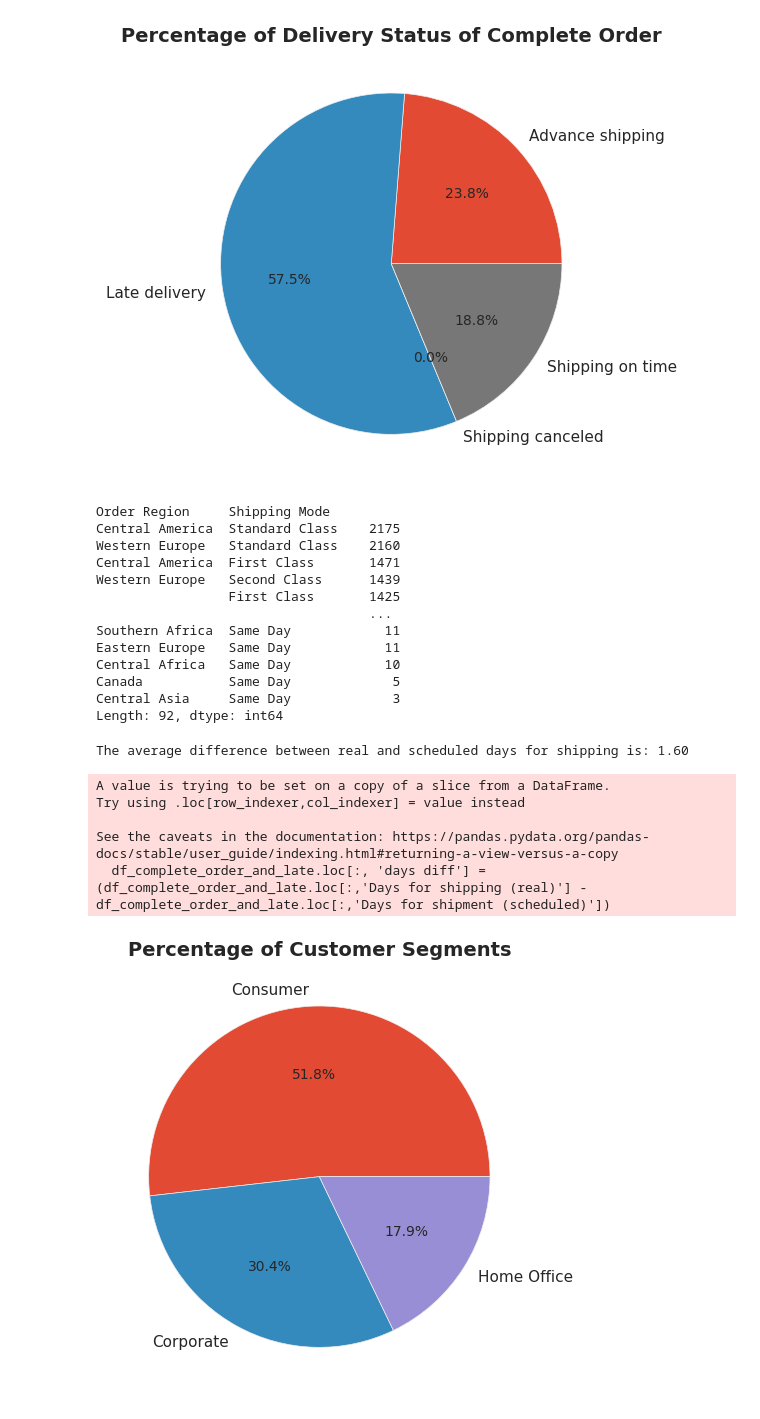
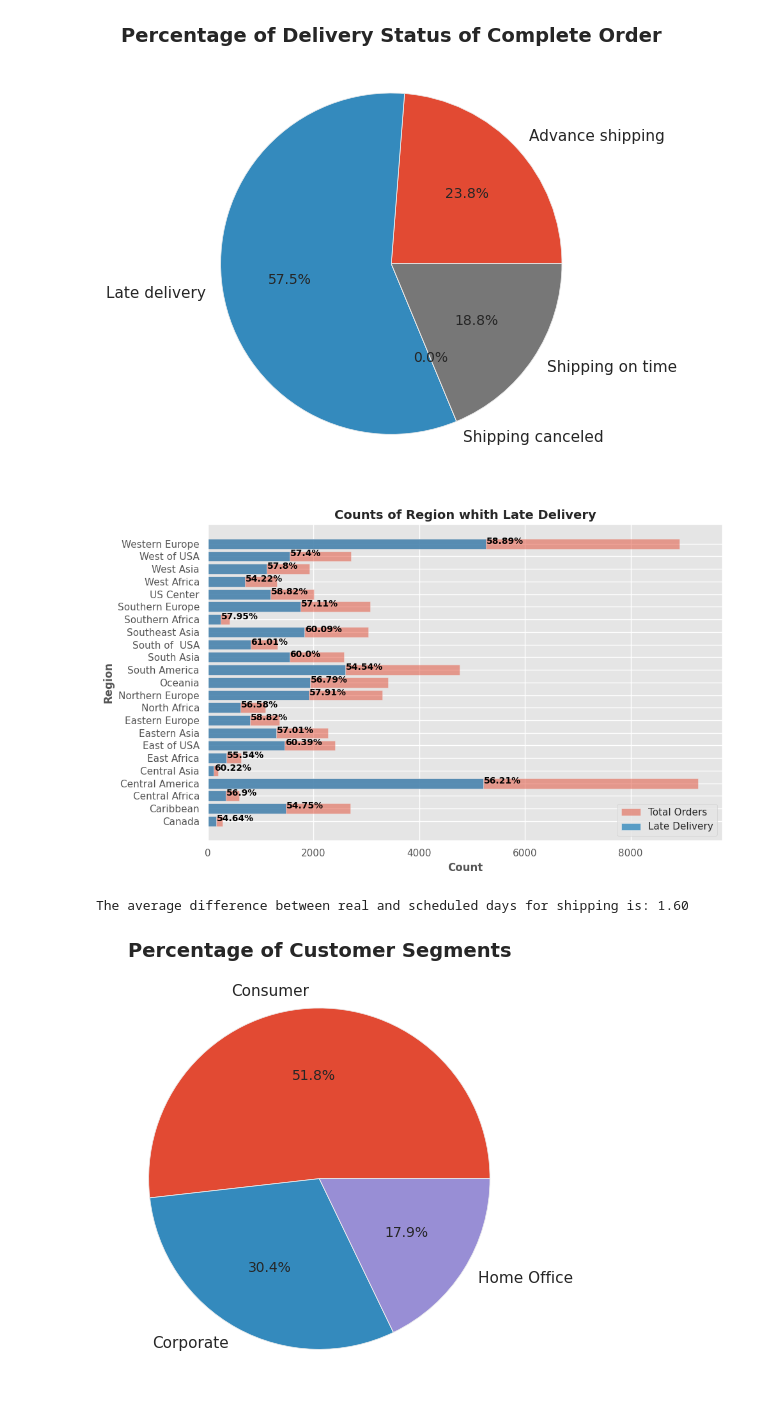
Before and after one commit to azamaufar/supplychainDA, a Jupyter notebook: EDA_Supply_Chain_Data.ipynb, the cells around one changed output. Saved outputs shown, nothing was run; the diff lists cells and outputs as text; code cells hidden in the pictures.

Commit message:
analyze late delivery by product category

```diff
--- a/EDA_Supply_Chain_Data.ipynb
+++ b/EDA_Supply_Chain_Data.ipynb
@@ -272,36 +290,49 @@ plt.show()
 [figure]
 # %%
 df_complete_order_and_late = df.loc[(df['Order Status']=='COMPLETE') & (df['Delivery Status']=='Late delivery')]
-# %%
-df_complete_order_and_late[['Order Region', "Shipping Mode"]].value_counts()
-# %% [output]
-Order Region     Shipping Mode
-Central America  Standard Class    2175
-Western Europe   Standard Class    2160
-Central America  First Class       1471
-Western Europe   Second Class      1439
-                 First Class       1425
-                                   ...
-Southern Africa  Same Day            11
-Eastern Europe   Same Day            11
-Central Africa   Same Day            10
-Canada           Same Day             5
-Central Asia     Same Day             3
-Length: 92, dtype: int64
+# %%
+#Counts of Region of complete order
+total_complete_counts = df_complete_order.groupby('Order Region')['Customer Id'].count()
+
+#Counts of Region whith late delivery
+region_counts = df_complete_order_and_late.groupby('Order Region')['Customer Id'].count()
+
+late_delivery_pct = region_counts / total_complete_counts * 100
+
+
+# set figure size
+plt.figure(figsize=(10,6))
+
+# plot a horizontal bar chart
+plt.barh(total_complete_counts.index, total_complete_counts, alpha=0.5, label='Total Orders')
+plt.barh(region_counts.index, region_counts, alpha=0.8, label='Late Delivery')
+plt.style.use('ggplot')
+plt.title('Counts of Region whith Late Delivery', fontsize=14, fontweight='bold', loc='center')
+plt.xlabel('Count',fontweight='bold')
+plt.ylabel('Region',fontweight='bold')
+
+#add legend
+plt.legend()
+
+# add text labels for each bar
+for i, v in enumerate(region_counts):
+    plt.text(v + 10, i, str(round(late_delivery_pct[i], 2)) + '%', color='black', fontweight='bold')
+
+plt.tight_layout()
+plt.savefig('./output/Counts of Region whith Late Delivery.png', format='png', dpi=300)
+plt.show()
+# %% [output]
+[figure, added]
 # %%
-#Average difference between real and scheduled days for shipping
-df_complete_order_and_late.loc[:, 'days diff'] = (df_complete_order_and_late.loc[:,'Days for shipping (real)'] - df_complete_order_and_late.loc[:,'Days for shipment (scheduled)'])
+#Average difference between real and scheduled days for shipping for late delivery
+df_complete_order_and_late_copy = df_complete_order_and_late.copy()
+df_complete_order_and_late_copy.loc[:, 'days diff'] = (df_complete_order_and_late_copy.loc[:,'Days for shipping (real)'] - df_complete_order_and_late_copy.loc[:,'Days for shipment (scheduled)'])
 
-mean_diff = df_complete_order_and_late['days diff'].mean()
+mean_diff = df_complete_order_and_late_copy['days diff'].mean()
 
 print(f"The average difference between real and scheduled days for shipping is: {mean_diff:.2f}")
 # %% [output]
 The average difference between real and scheduled days for shipping is: 1.60
-A value is trying to be set on a copy of a slice from a DataFrame.
-Try using .loc[row_indexer,col_indexer] = value instead
-
-See the caveats in the documentation: https://pandas.pydata.org/pandas-docs/stable/user_guide/indexing.html#returning-a-view-versus-a-copy
-  df_complete_order_and_late.loc[:, 'days diff'] = (df_complete_order_and_late.loc[:,'Days for shipping (real)'] - df_complete_order_and_late.loc[:,'Days for shipment (scheduled)'])
 # %%
 #Percentage of customers segments
 segment_counts = df.groupby('Customer Segment')['Customer Id'].count()
```
Also changed, not shown: parts of 4 cells of this notebook, 4 other files.
